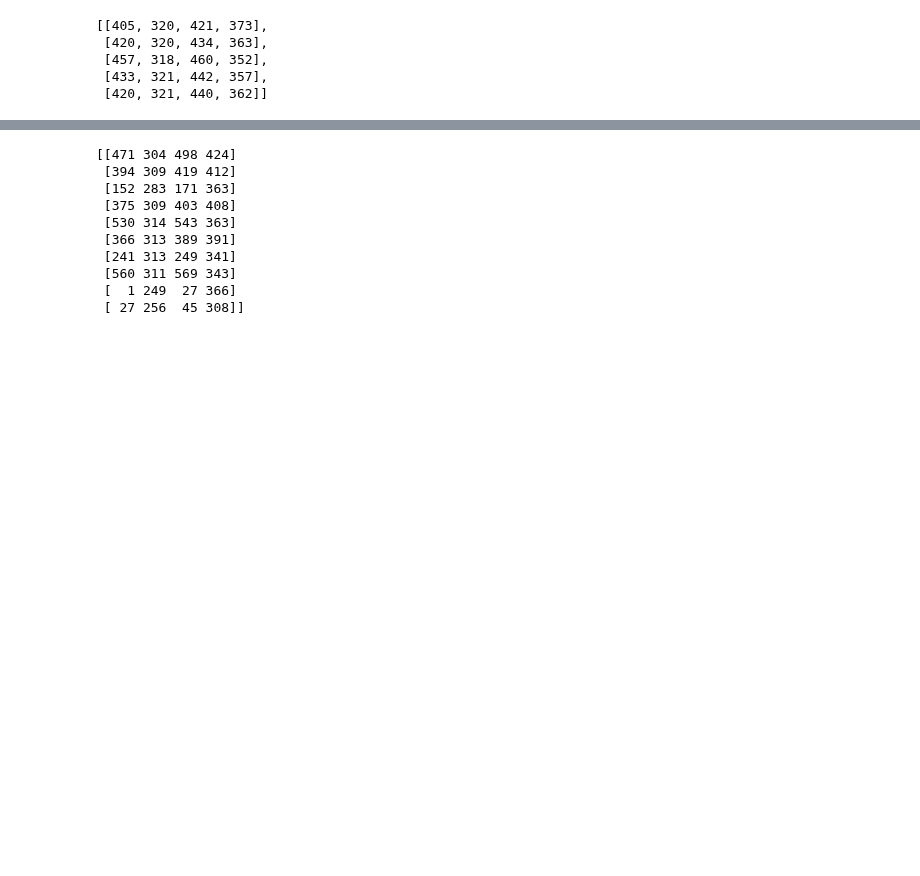
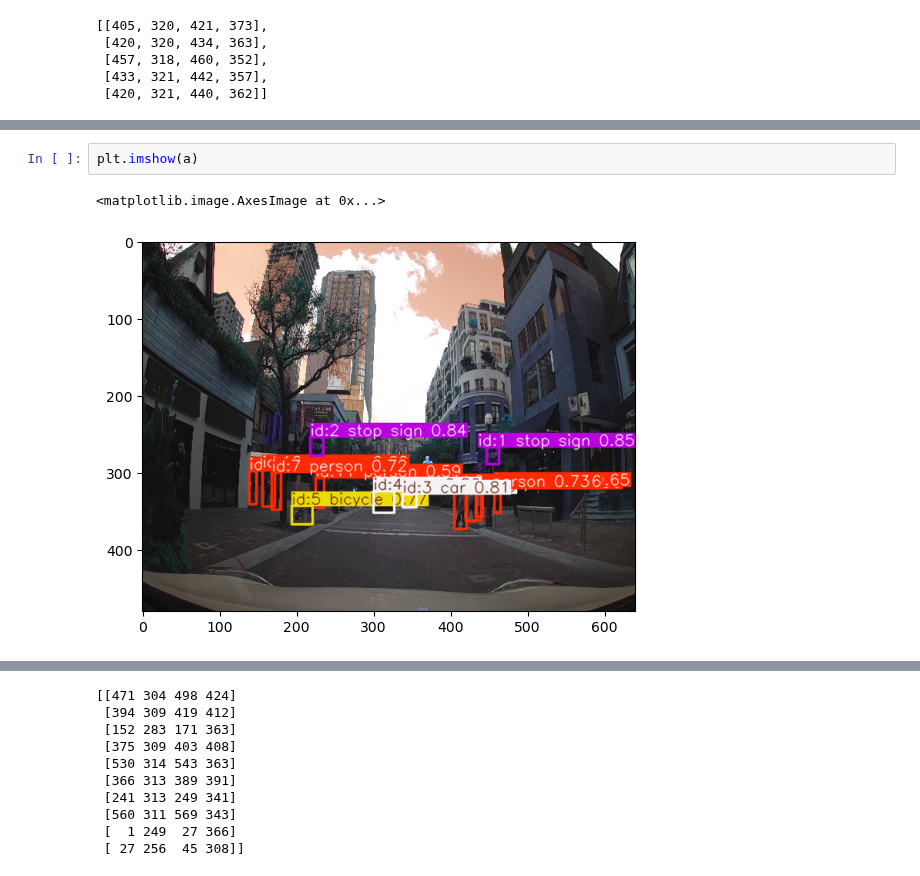
Before and after one commit to Claud1234/PCICF, a Jupyter notebook: ipython/yolo_sfc_multi_ped_pie.ipynb, the cells around one changed output, grey strips where cells are left out. Saved outputs shown, nothing was run; the diff lists cells and outputs as text; blank space fills up the shorter version.

```diff
--- a/ipython/yolo_sfc_multi_ped_pie.ipynb
+++ b/ipython/yolo_sfc_multi_ped_pie.ipynb
@@ -239,0 +361,5 @@ yolo_end_point
+# %%
+plt.imshow(a)
+# %% [output]
+<matplotlib.image.AxesImage at 0x...>
+[figure, added]
```
Also changed, not shown: parts of 42 cells of this notebook, 1 other file.
